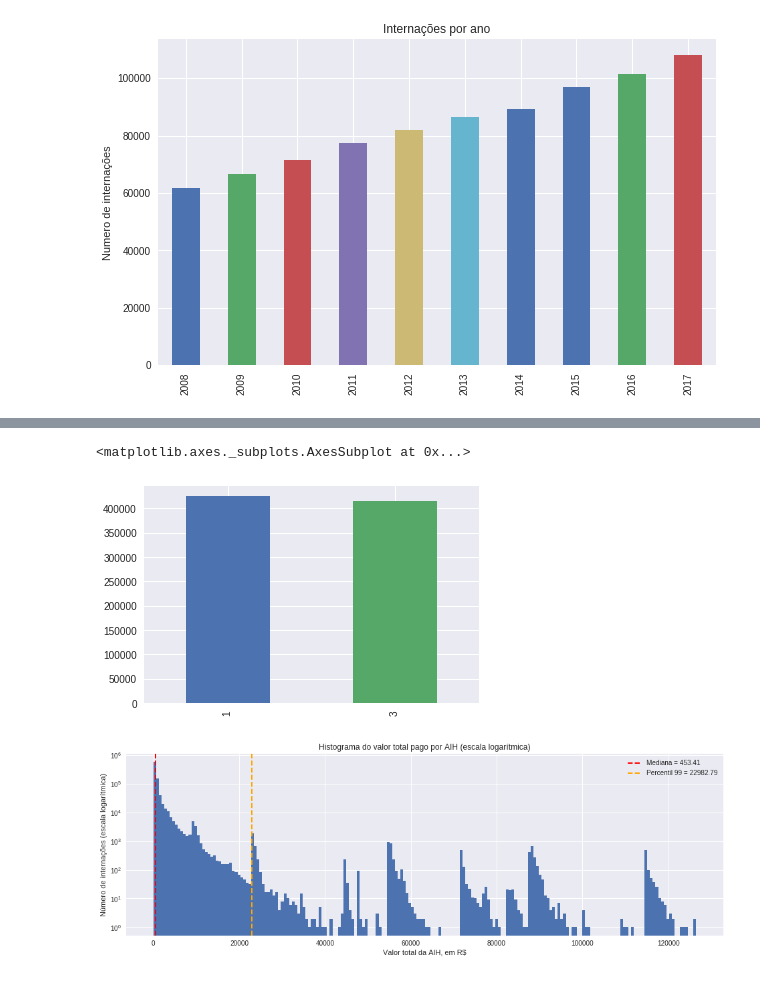
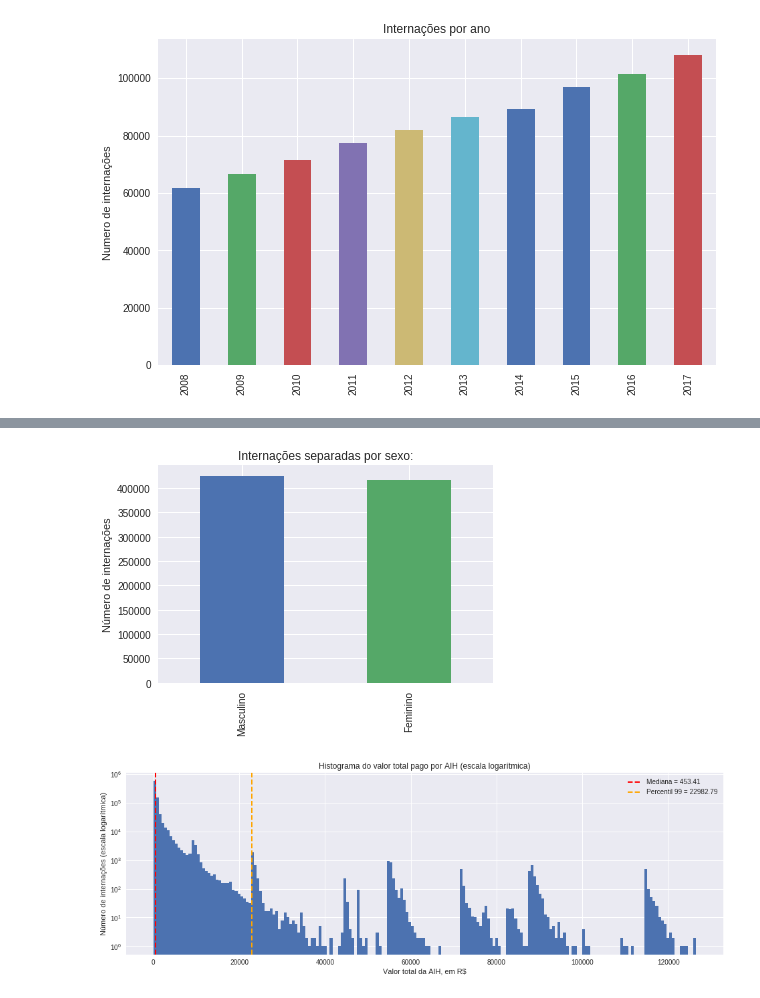
Before and after one commit to gbletsch/hematologic_hospitalizations_brazil, a Jupyter notebook: tcc.ipynb, the cells around one changed output, grey strips where cells are left out. Saved outputs shown, nothing was run; the diff lists cells and outputs as text; code cells hidden in the pictures.

```diff
--- a/tcc.ipynb
+++ b/tcc.ipynb
@@ -38,10 +96,14 @@ hemato.UF.value_counts().plot(kind='barh', figsize=(8, 6))
+# %%
+sex_map = make_maps()
 # %%
 # internações por sexo
 
-hemato.SEXO.value_counts().plot(kind='bar')
+hemato.SEXO.map(sex_map).value_counts().plot(kind='bar')
+plt.title('Internações separadas por sexo:')
+plt.ylabel('Número de internações')
+plt.show()
 # %% [output]
-<matplotlib.axes._subplots.AxesSubplot at 0x...>
-[figure, old version]
+[figure, new version]
 # %%
 # valor total recebido por AIH
 # a escala é logarítmica por causa da amplitude dos valores
```
Also changed, not shown: parts of 14 cells of this notebook, 3 other files.
